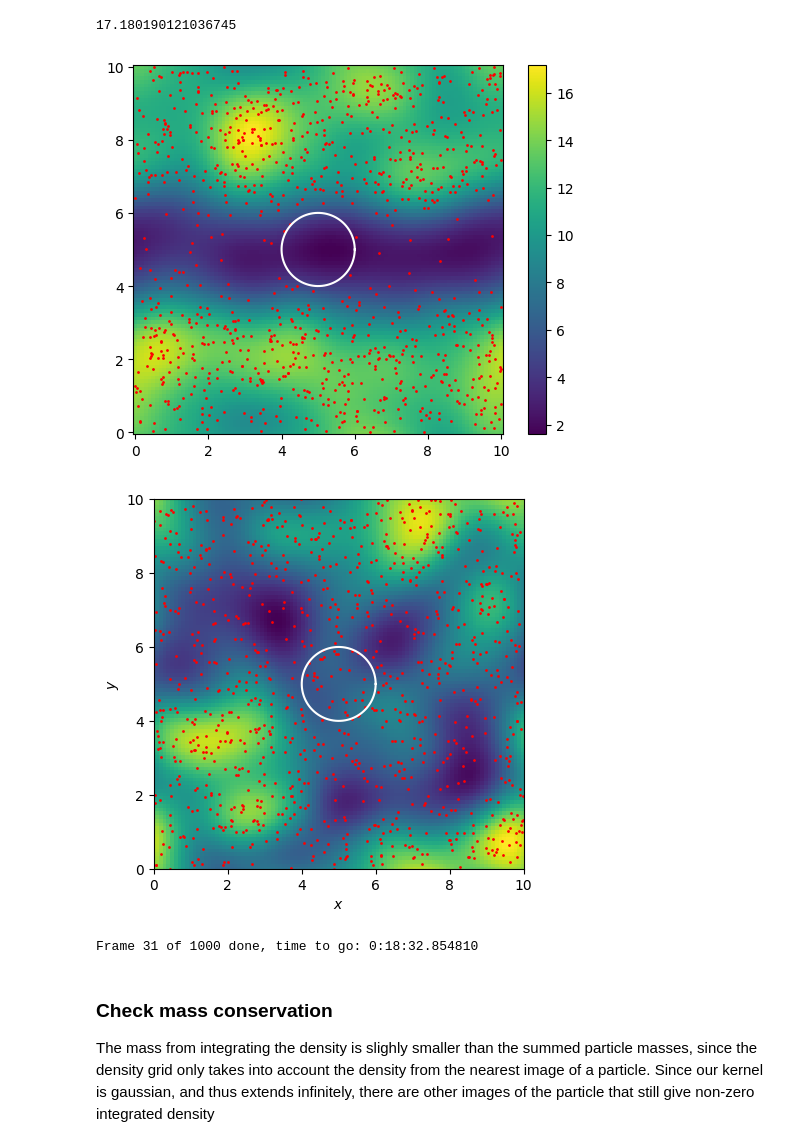
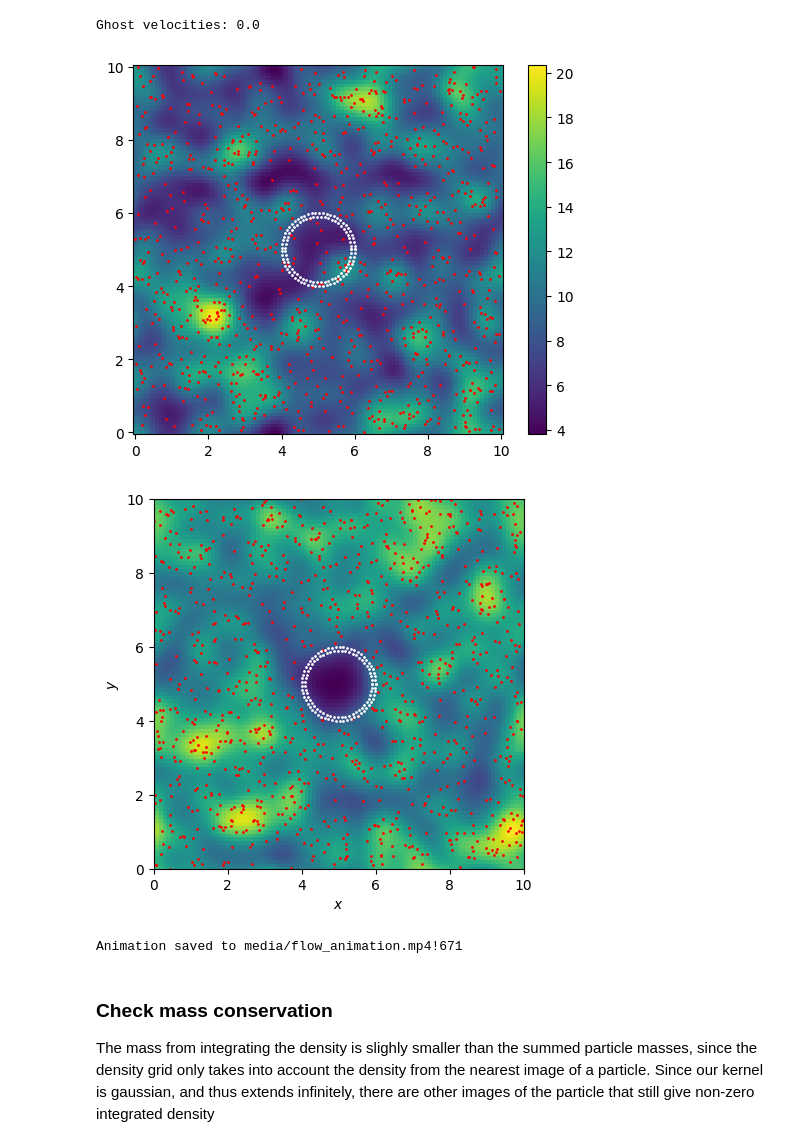
Before and after one commit to slagnews/drag_sph, a Jupyter notebook: sph_test.ipynb, the cells around one changed output. Cells and saved outputs as stored; diff of their text form; code cells hidden in the pictures.

Commit message:
imlemented leapfrog integration and started on ghost particles

```diff
--- a/sph_test.ipynb
+++ b/sph_test.ipynb
@@ -69,7 +79,7 @@ ax.set_aspect("equal")
 rerun_sim = True
 
 if rerun_sim == True:
-    positions, velocities = integrate(initial_positions, initial_velocities, masses, L, h, c_s, rho0, dt, no_steps, central_object=central_object)
+    positions, velocities = integrate(initial_positions, initial_velocities, masses, L, h, c_s, rho0, dt, no_steps, central_object=None, is_ghost=is_ghost)
     np.savez("flow_sim", positions=positions, velocities=velocities)
 else:
     data = np.load("flow_sim.npz")
@@ -100,24 +90,28 @@ else:
+# %%
+print("Ghost velocities:", np.linalg.norm(velocities[:, is_ghost], axis=2).max())
+# %% [output]
+Ghost velocities: 0.0
 # %%
 fig, ax = plt.subplots()
 idx = -1
 
-x,y,rho = get_density_grid(positions[idx],masses,L,h)
+x,y,rho = get_density_grid(positions[idx],masses,L,h,is_ghost=is_ghost)
 im = ax.pcolor(x,y,rho)
-print(np.amax(rho))
-ax.scatter(positions[idx,:,0], positions[idx,:,1], s=1, color="red")
+ax.scatter(positions[idx,~is_ghost,0], positions[idx,~is_ghost,1], s=1, color="red")
+ax.scatter(positions[idx,is_ghost,0], positions[idx,is_ghost,1], s=1, color="white")
 ax.set_aspect("equal")
-theta = np.linspace(0,2*np.pi,100)
-ax.plot(L/2+central_object["radius"]*np.cos(theta),L/2+central_object["radius"]*np.sin(theta),color="white")
+#theta = np.linspace(0,2*np.pi,100)
+#ax.plot(L/2+central_object["radius"]*np.cos(theta),L/2+central_object["radius"]*np.sin(theta),color="white")
 fig.colorbar(im, ax=ax)
 plt.show()
 # %% [output]
-17.180190121036745
-[figure, old version]
+[figure, new version]
 # %%
-animate_particles(positions, masses, L, h, fps=10, central_object=central_object, file_name="media/flow_animation.mp4")
+
+animate_particles(positions[::10], masses, L, h, fps=10, central_object=None, file_name="media/flow_animation.mp4", is_ghost=is_ghost)
 # %% [output]
-[figure, old version]
+[figure, new version]
-Frame 31 of 1000 done, time to go: 0:18:32.854810
+Animation saved to media/flow_animation.mp4!671
 # %% [markdown]
 ### Check mass conservation
 The mass from integrating the density is slighly smaller than the summed particle masses, since the density grid only takes into account the density from the nearest image of a particle. Since our kernel is gaussian, and thus extends infinitely, there are other images of the particle that still give non-zero  integrated density
```
Also changed, not shown: parts of 11 cells of this notebook, 1 other file.
